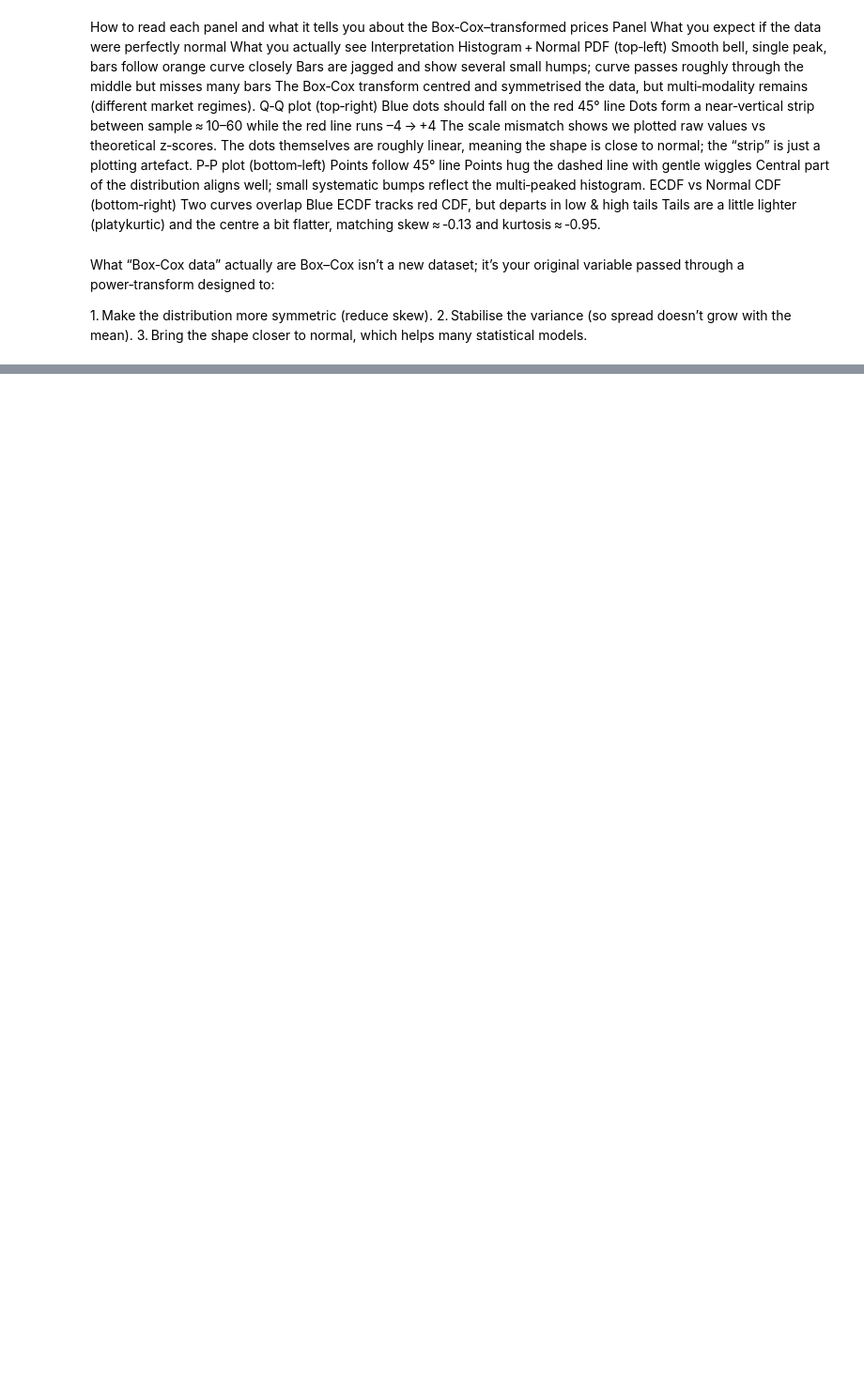
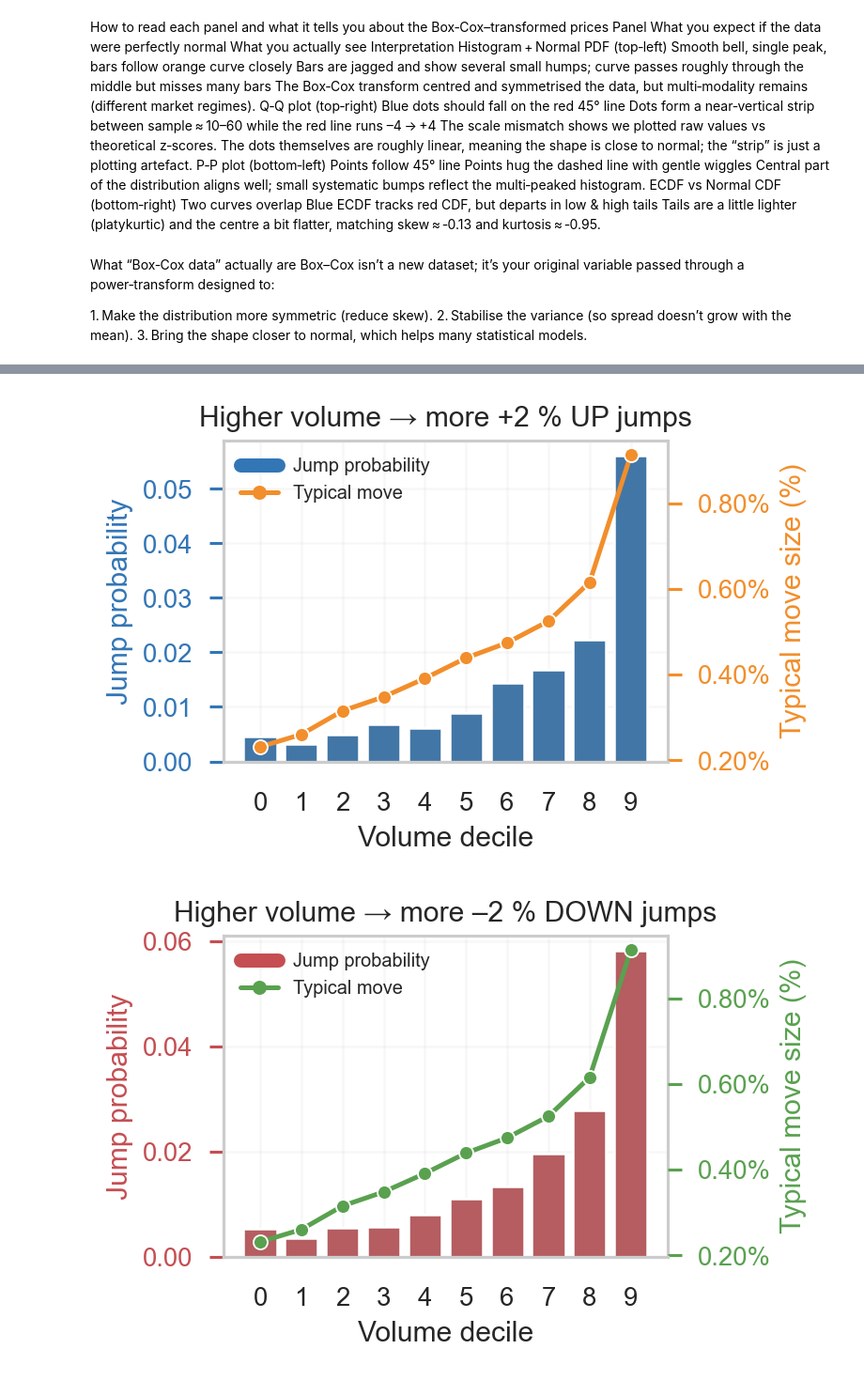
Before and after one commit to Stevenberger1/Stock-Market-Prediction, a Jupyter notebook: data/Statistical_analysis.ipynb, the cells around one changed output, grey strips where cells are left out. Shown: that part at 94% size. Cells and saved outputs as stored; diff of their text form; code cells hidden in the pictures; blank space fills up the shorter version.

```diff
--- a/data/Statistical_analysis.ipynb
+++ b/data/Statistical_analysis.ipynb
@@ -827,0 +973,68 @@ Box–Cox isn’t a new dataset; it’s your original variable passed through a
+# %%
+# %% 📦  Up- vs Down-jumps · works with row-ordered data  ────────────────
+THRESH_PCT       = 0.02            # 2 % threshold
+N_DECILES        = 10
+LOOK_AHEAD_HOURS = 1               # shift by rows because rows == hours
+
+import numpy as np, pandas as pd, seaborn as sns, matplotlib.pyplot as plt
+import matplotlib.ticker as mtick
+
+# 1️⃣  build forward %-move (signed) if missing
+if "pct_move" not in df.columns:
+    close_fwd      = df["close"].shift(-LOOK_AHEAD_HOURS)
+    df["pct_move"] = (close_fwd / df["close"] - 1)          # signed %
+    df = df.dropna(subset=["pct_move"])                     # last rows lack look-ahead
+
+# 2️⃣  up / down flags + log(volume)
+df["up_jump"]   = df["pct_move"] >=  THRESH_PCT
+df["down_jump"] = df["pct_move"] <= -THRESH_PCT
+df["log_volume"] = np.log(df["Volume BTC"].clip(lower=1e-12))
+
+def decile_table(flag):
+    dec = pd.qcut(df["log_volume"], N_DECILES, labels=False)
+    return (df.assign(decile=dec)
+              .groupby("decile", observed=True)
+              .agg(jump_prob = (flag, "mean"),
+                   avg_move  = ("pct_move", lambda x: x.abs().mean()))
+              .reset_index())
+
+tab_up   = decile_table("up_jump")
+tab_down = decile_table("down_jump")
+
+# 3️⃣  plotting helper
+def plot_deciles(tbl, title, bar_c, line_c):
+    fig, ax1 = plt.subplots(figsize=(4.5,3), dpi=180)
+    ax2 = ax1.twinx()
+
+    sns.barplot(x="decile", y="jump_prob", data=tbl,
+                color=bar_c, edgecolor="white", ax=ax1, zorder=2)
+    sns.lineplot(x="decile", y="avg_move", data=tbl,
+                 marker="o", lw=2, color=line_c, ax=ax2, zorder=3)
+
+    ax1.set_xlabel("Volume decile")
+    ax1.set_ylabel("Jump probability", color=bar_c)
+    ax2.set_ylabel("Typical move size (%)", color=line_c)
+    ax2.yaxis.set_major_formatter(mtick.PercentFormatter(xmax=1))
+
+    ax1.grid(alpha=.15); ax2.grid(False)
+    ax2.spines["right"].set_visible(False); ax1.spines["top"].set_visible(False)
+    ax1.tick_params(axis="y", colors=bar_c); ax2.tick_params(axis="y", colors=line_c)
+
+    ax1.plot([],[], lw=6, color=bar_c, label="Jump probability")
+    ax1.plot([],[], lw=2, marker="o", color=line_c, label="Typical move")
+    ax1.legend(frameon=False, fontsize=8, loc="upper left")
+    ax1.set_title(title, pad=6)
+
+    plt.tight_layout(); plt.show()
+
+# 4️⃣  draw the two graphs
+plot_deciles(tab_up,
+             "Higher volume → more +2 % UP jumps",
+             bar_c="#3276b6", line_c="#f28e2b")
+
+plot_deciles(tab_down,
+             "Higher volume → more –2 % DOWN jumps",
+             bar_c="#c44e52", line_c="#59a14f")
+# %% [output]
+[figure, added]
+[figure, added]
```
Also changed, not shown: parts of 11 cells of this notebook.
